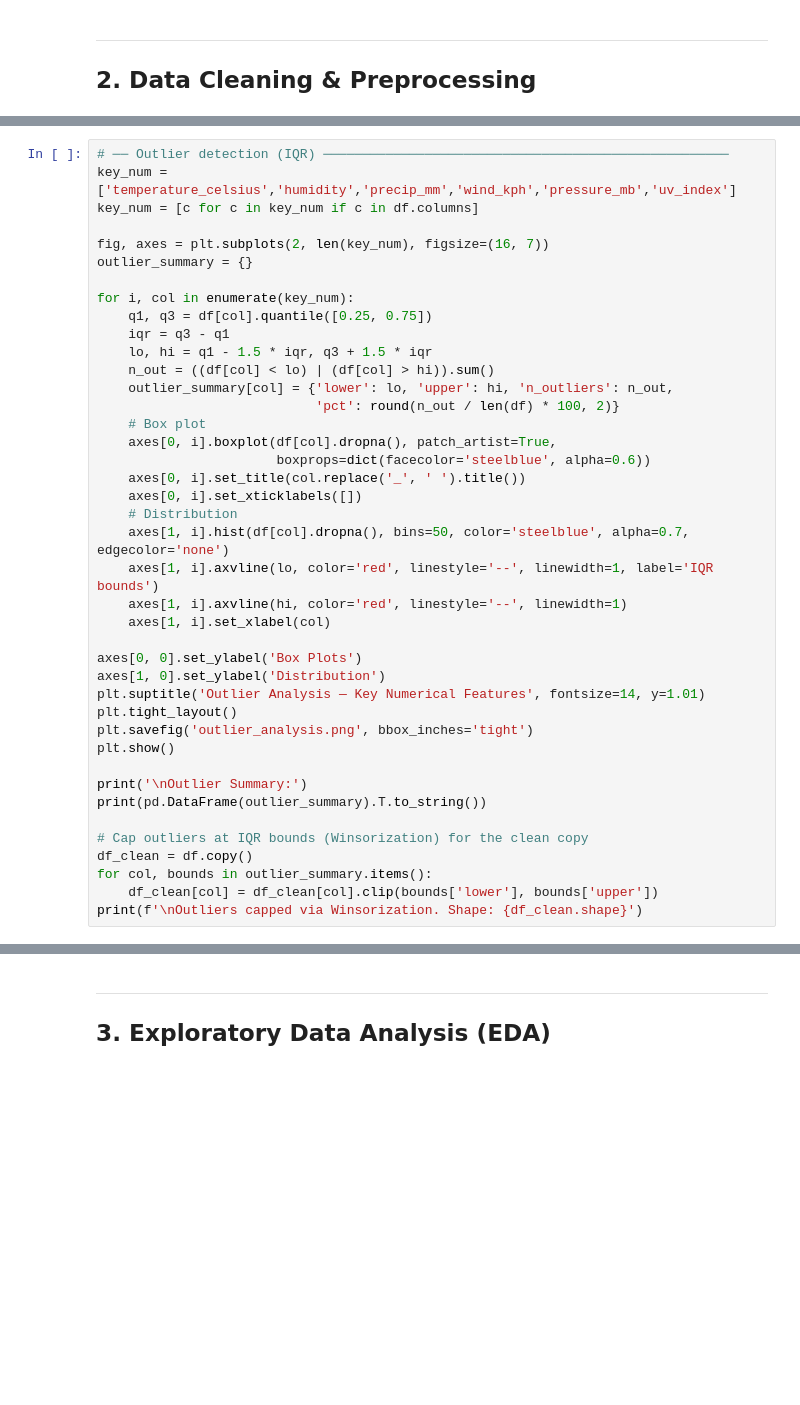
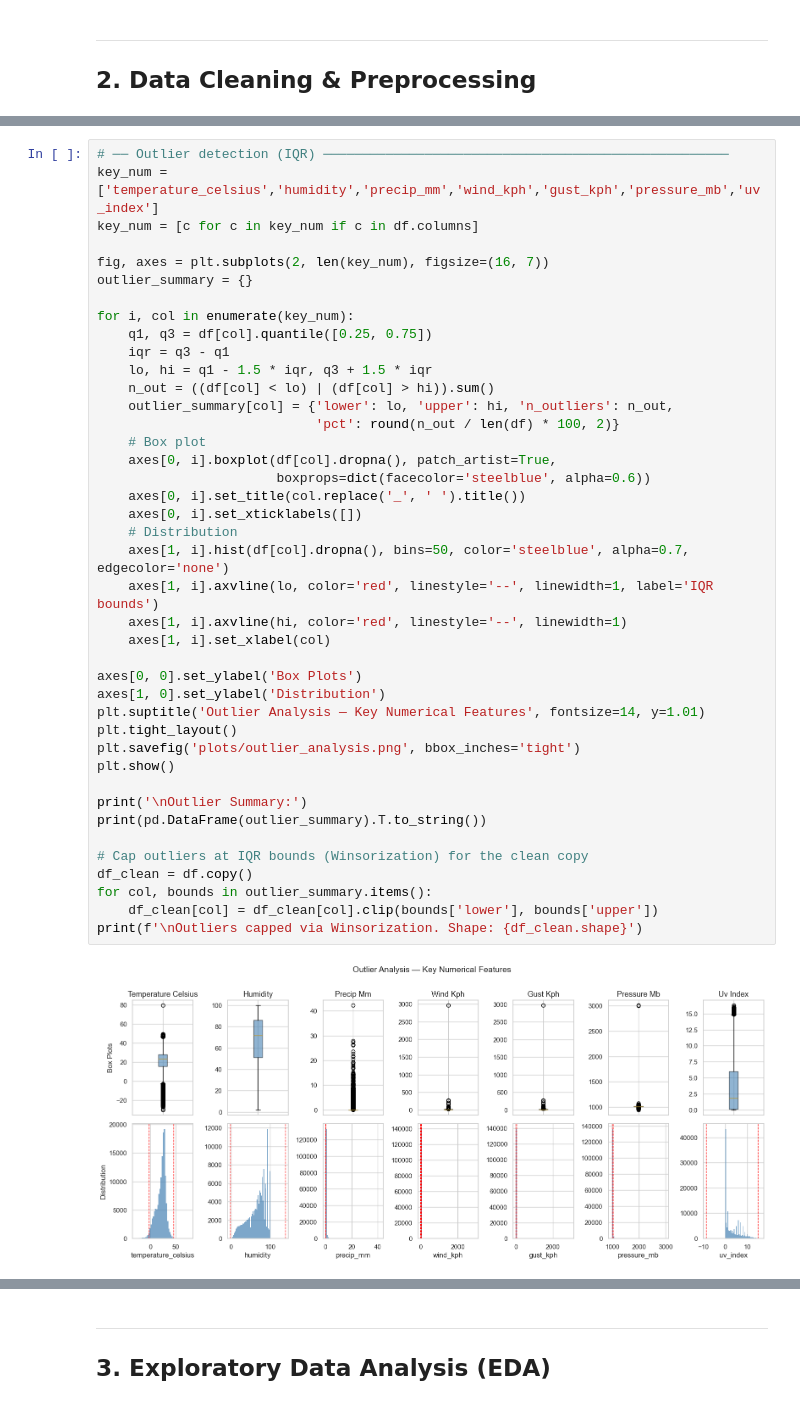
Before and after one commit to FelexHill7/weatherTrendForecasting, a Jupyter notebook: weather_forecasting.ipynb, the cells around one changed output, grey strips where cells are left out. Cells and saved outputs as stored; diff of their text form; blank space fills up the shorter version.

```diff
--- a/weather_forecasting.ipynb
+++ b/weather_forecasting.ipynb
@@ -299,6 +281,6 @@ print(f'After cleaning — {df.shape[0]:,} rows x {df.shape[1]} columns')
 # %%
 # ── Outlier detection (IQR) ────────────────────────────────────────────────────
-key_num = ['temperature_celsius','humidity','precip_mm','wind_kph','pressure_mb','uv_index']
+key_num = ['temperature_celsius','humidity','precip_mm','wind_kph','gust_kph','pressure_mb','uv_index']
 key_num = [c for c in key_num if c in df.columns]
 
 fig, axes = plt.subplots(2, len(key_num), figsize=(16, 7))
@@ -309,31 +291,33 @@ for i, col in enumerate(key_num):
     iqr = q3 - q1
     lo, hi = q1 - 1.5 * iqr, q3 + 1.5 * iqr
     n_out = ((df[col] < lo) | (df[col] > hi)).sum()
     outlier_summary[col] = {'lower': lo, 'upper': hi, 'n_outliers': n_out,
                             'pct': round(n_out / len(df) * 100, 2)}
     # Box plot
     axes[0, i].boxplot(df[col].dropna(), patch_artist=True,
                        boxprops=dict(facecolor='steelblue', alpha=0.6))
     axes[0, i].set_title(col.replace('_', ' ').title())
     axes[0, i].set_xticklabels([])
     # Distribution
     axes[1, i].hist(df[col].dropna(), bins=50, color='steelblue', alpha=0.7, edgecolor='none')
     axes[1, i].axvline(lo, color='red', linestyle='--', linewidth=1, label='IQR bounds')
     axes[1, i].axvline(hi, color='red', linestyle='--', linewidth=1)
     axes[1, i].set_xlabel(col)
 
 axes[0, 0].set_ylabel('Box Plots')
 axes[1, 0].set_ylabel('Distribution')
 plt.suptitle('Outlier Analysis — Key Numerical Features', fontsize=14, y=1.01)
 plt.tight_layout()
-plt.savefig('outlier_analysis.png', bbox_inches='tight')
+plt.savefig('plots/outlier_analysis.png', bbox_inches='tight')
 plt.show()
 
 print('\nOutlier Summary:')
 print(pd.DataFrame(outlier_summary).T.to_string())
 
 # Cap outliers at IQR bounds (Winsorization) for the clean copy
 df_clean = df.copy()
 for col, bounds in outlier_summary.items():
     df_clean[col] = df_clean[col].clip(bounds['lower'], bounds['upper'])
 print(f'\nOutliers capped via Winsorization. Shape: {df_clean.shape}')
+# %% [output]
+[figure, added]
```
Also changed, not shown: parts of 28 cells of this notebook, 31 other files.
